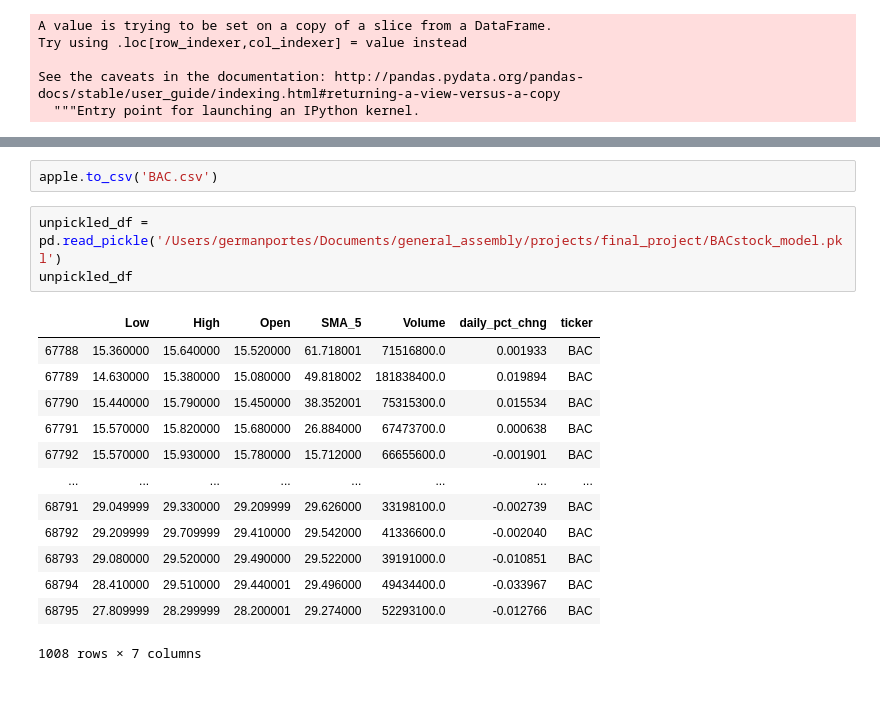
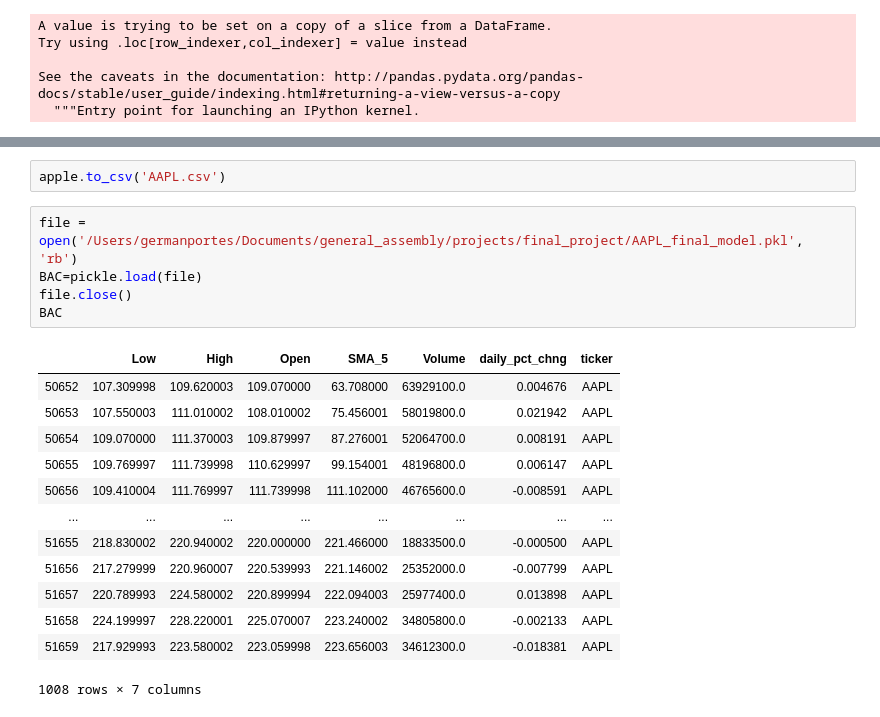
Before and after one commit to gportes24/Final_project, a Jupyter notebook: Stock_Closing.ipynb, the cells around one changed output, grey strips where cells are left out. Drawn from its saved outputs; the diff is of its cells as text.

```diff
--- a/Stock_Closing.ipynb
+++ b/Stock_Closing.ipynb
@@ -538,19 +538,21 @@ apple_stock.head()
 # %%
-apple.to_csv('BAC.csv')
+apple.to_csv('AAPL.csv')
 # %%
-unpickled_df = pd.read_pickle('/Users/germanportes/Documents/general_assembly/projects/final_project/BACstock_model.pkl')
-unpickled_df
+file = open('/Users/germanportes/Documents/general_assembly/projects/final_project/AAPL_final_model.pkl', 'rb')
+BAC=pickle.load(file)
+file.close()
+BAC
 # %% [output]
 |  | Low | High | Open | SMA_5 | Volume | daily_pct_chng | ticker |
-| 67788 | 15.360000 | 15.640000 | 15.520000 | 61.718001 | 71516800.0 | 0.001933 | BAC |
-| 67789 | 14.630000 | 15.380000 | 15.080000 | 49.818002 | 181838400.0 | 0.019894 | BAC |
-| 67790 | 15.440000 | 15.790000 | 15.450000 | 38.352001 | 75315300.0 | 0.015534 | BAC |
-| 67791 | 15.570000 | 15.820000 | 15.680000 | 26.884000 | 67473700.0 | 0.000638 | BAC |
-| 67792 | 15.570000 | 15.930000 | 15.780000 | 15.712000 | 66655600.0 | -0.001901 | BAC |
+| 50652 | 107.309998 | 109.620003 | 109.070000 | 63.708000 | 63929100.0 | 0.004676 | AAPL |
+| 50653 | 107.550003 | 111.010002 | 108.010002 | 75.456001 | 58019800.0 | 0.021942 | AAPL |
+| 50654 | 109.070000 | 111.370003 | 109.879997 | 87.276001 | 52064700.0 | 0.008191 | AAPL |
+| 50655 | 109.769997 | 111.739998 | 110.629997 | 99.154001 | 48196800.0 | 0.006147 | AAPL |
+| 50656 | 109.410004 | 111.769997 | 111.739998 | 111.102000 | 46765600.0 | -0.008591 | AAPL |
 | ... | ... | ... | ... | ... | ... | ... | ... |
-| 68791 | 29.049999 | 29.330000 | 29.209999 | 29.626000 | 33198100.0 | -0.002739 | BAC |
-| 68792 | 29.209999 | 29.709999 | 29.410000 | 29.542000 | 41336600.0 | -0.002040 | BAC |
-| 68793 | 29.080000 | 29.520000 | 29.490000 | 29.522000 | 39191000.0 | -0.010851 | BAC |
-| 68794 | 28.410000 | 29.510000 | 29.440001 | 29.496000 | 49434400.0 | -0.033967 | BAC |
-| 68795 | 27.809999 | 28.299999 | 28.200001 | 29.274000 | 52293100.0 | -0.012766 | BAC |
+| 51655 | 218.830002 | 220.940002 | 220.000000 | 221.466000 | 18833500.0 | -0.000500 | AAPL |
+| 51656 | 217.279999 | 220.960007 | 220.539993 | 221.146002 | 25352000.0 | -0.007799 | AAPL |
+| 51657 | 220.789993 | 224.580002 | 220.899994 | 222.094003 | 25977400.0 | 0.013898 | AAPL |
+| 51658 | 224.199997 | 228.220001 | 225.070007 | 223.240002 | 34805800.0 | -0.002133 | AAPL |
+| 51659 | 217.929993 | 223.580002 | 223.059998 | 223.656003 | 34612300.0 | -0.018381 | AAPL |
 1008 rows × 7 columns
```
Also changed, not shown: parts of 37 cells of this notebook, 21 other files.
